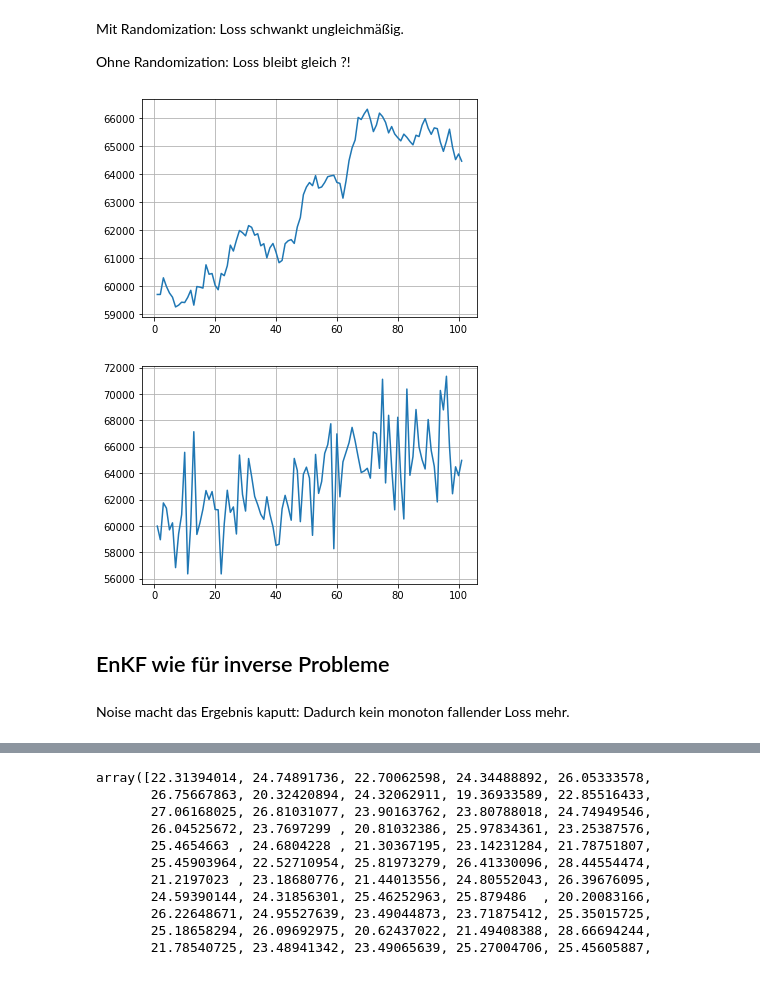
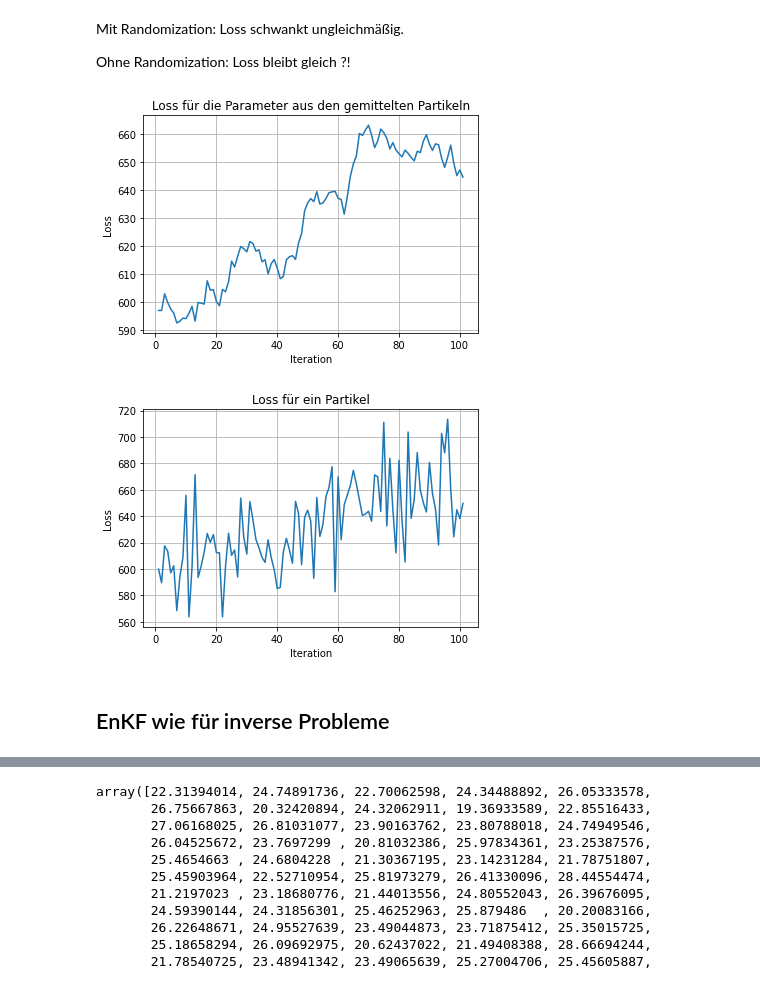
Before and after one commit to moritzlauff/thesis_programming, a Jupyter notebook: code_tests/linear_case_enkf_test.ipynb, the cells around one changed output, grey strips where cells are left out. Drawn from its saved outputs; the diff is of its cells as text; code cells hidden in the pictures.

```diff
--- a/code_tests/linear_case_enkf_test.ipynb
+++ b/code_tests/linear_case_enkf_test.ipynb
@@ -76,7 +75,7 @@ for i in range(particles):
     param_dict["particle_{}".format(i+1)] = np.random.normal(loc = 0, scale = 1, size = x.shape)
     y_pred_dict["particle_{}".format(i+1)] = np.dot(A, param_dict["particle_{}".format(i+1)])
     jacobian_dict["particle_{}".format(i+1)] = grad_loss(y, y_pred_dict["particle_{}".format(i+1)])
-    loss_dict["particle_{}".format(i+1)] = squared_error(y, y_pred_dict["particle_{}".format(i+1)])
+    loss_dict["particle_{}".format(i+1)] = mean_squared_error(y, y_pred_dict["particle_{}".format(i+1)])
 # %% [markdown]
 Mittelwerte aller Parameter der Partikel für die endgültige Schätzung von x:
 # %%
@@ -85,12 +84,12 @@ param_mean = np.mean(list(param_dict.values()), axis = 0)
 Loss für die gemittelten Parameter fortlaufend notieren:
 # %%
 loss_evolution = []
-loss_evolution.append(squared_error(y, np.dot(A, param_mean)))
+loss_evolution.append(mean_squared_error(y, np.dot(A, param_mean)))
 # %%
 # zum Testen der einzelnen Partikel
 loss_evolution_single_dict = {}
 for i in range(particles):
-    loss_evolution_single_dict["particle_{}".format(i+1)] = [squared_error(y, np.dot(A, param_dict["particle_{}".format(i+1)]))]
+    loss_evolution_single_dict["particle_{}".format(i+1)] = [mean_squared_error(y, np.dot(A, param_dict["particle_{}".format(i+1)]))]
 # %% [markdown]
 ### EnKF
 # %%
@@ -100,7 +99,7 @@ for iteration in range(iterations):
     for i in range(particles):
         y_pred_dict["particle_{}".format(i+1)] = np.dot(A, param_dict["particle_{}".format(i+1)])
         jacobian_dict["particle_{}".format(i+1)] = grad_loss(y, y_pred_dict["particle_{}".format(i+1)])
-        loss_dict["particle_{}".format(i+1)] = squared_error(y, y_pred_dict["particle_{}".format(i+1)])
+        loss_dict["particle_{}".format(i+1)] = mean_squared_error(y, y_pred_dict["particle_{}".format(i+1)])
 
     # compute the mean of the predictions
     y_pred_mean = np.mean(list(y_pred_dict.values()), axis = 0)
@@ -145,11 +144,11 @@ for iteration in range(iterations):
 
     # compute loss for the parameter means
     param_mean = np.mean(params_all_ptcls, axis = 0)
-    loss_evolution.append(squared_error(y, np.dot(A, param_mean)))
+    loss_evolution.append(mean_squared_error(y, np.dot(A, param_mean)))
 
     # zum Testen der einzelnen Partikel
     for i in range(particles):
-        loss_evolution_single_dict["particle_{}".format(i+1)].append(squared_error(y, np.dot(A, param_dict["particle_{}".format(i+1)])))
+        loss_evolution_single_dict["particle_{}".format(i+1)].append(mean_squared_error(y, np.dot(A, param_dict["particle_{}".format(i+1)])))
 # %% [markdown]
 Mit Randomization: Loss schwankt ungleichmäßig.
 
@@ -157,16 +156,20 @@ Ohne Randomization: Loss bleibt gleich ?!
 # %%
 plt.plot(np.arange(len(loss_evolution))+1, loss_evolution)
 plt.grid()
+plt.xlabel("Iteration")
+plt.ylabel("Loss")
+plt.title("Loss für die Parameter aus den gemittelten Partikeln")
 plt.show()
 # %% [output]
-[figure, old version]
+[figure, new version]
 # %%
 plt.plot(np.arange(len(loss_evolution_single_dict["particle_1"]))+1, loss_evolution_single_dict["particle_1"])
 plt.grid()
+plt.xlabel("Iteration")
+plt.ylabel("Loss")
+plt.title("Loss für ein Partikel")
 plt.show()
 # %% [output]
-[figure, old version]
+[figure, new version]
 # %% [markdown]
 ## EnKF wie für inverse Probleme
-# %% [markdown]
-Noise macht das Ergebnis kaputt: Dadurch kein monoton fallender Loss mehr.
```
Also changed, not shown: parts of 16 cells of this notebook.
